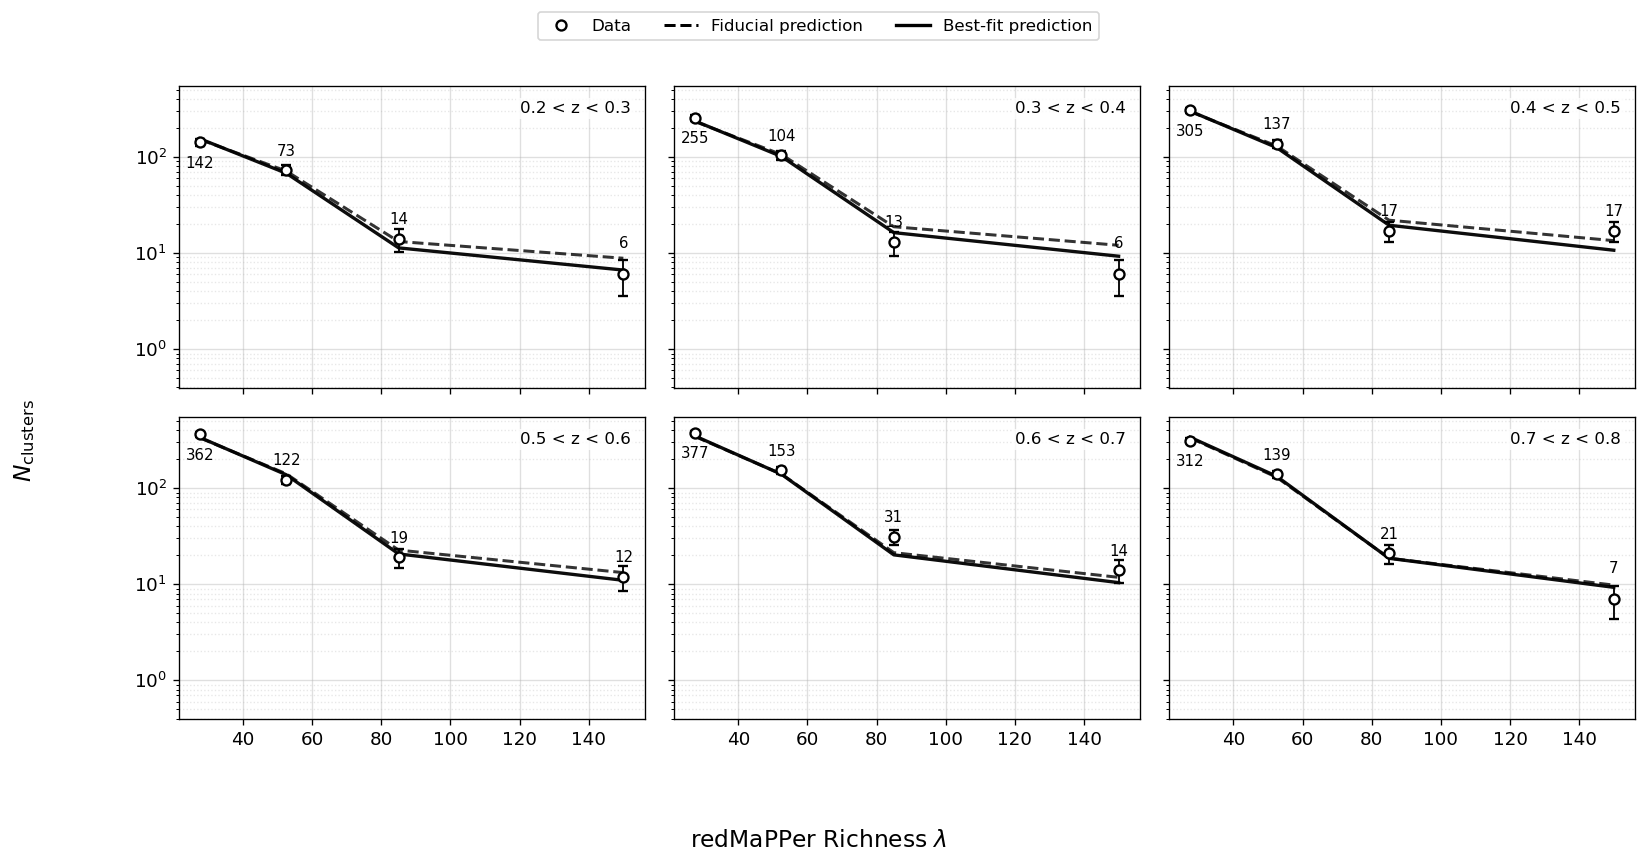
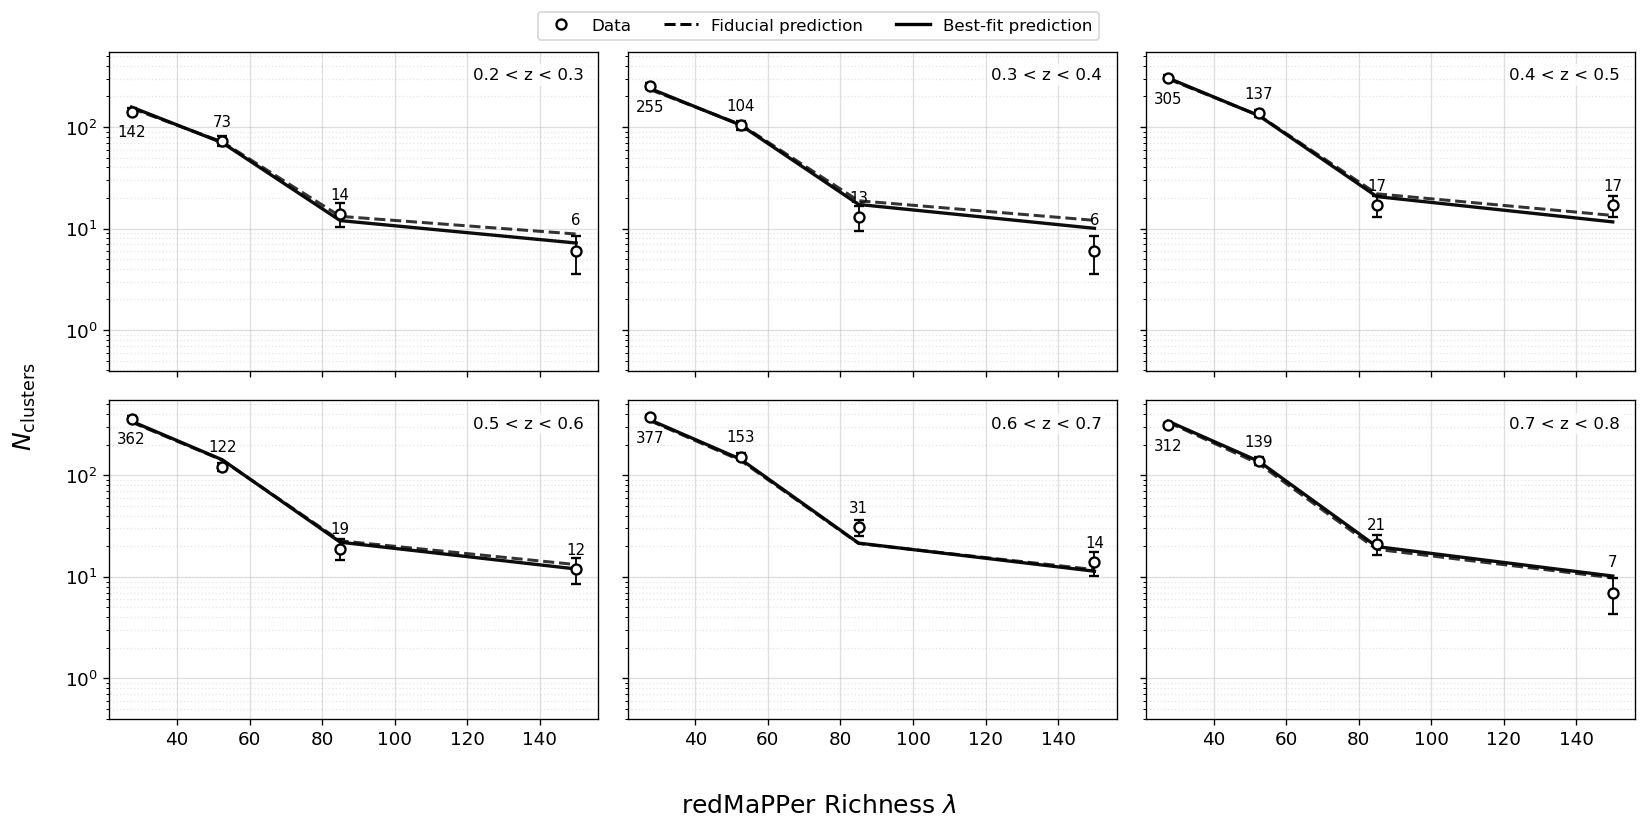
The change to this notebook cell's code, shown as a diff; its figure went from the first image to the second:
--- before
+++ after
@@ -137,6 +137,6 @@
 
 # ---------- Shared labels ----------
-fig.supxlabel(r"redMaPPer Richness $\lambda$", fontsize=14)
-fig.supylabel(r"$N_{\mathrm{clusters}}$", fontsize=14)
+fig.supxlabel(r"redMaPPer Richness $\lambda$", fontsize=15)
+fig.supylabel(r"$N_{\mathrm{clusters}}$", fontsize=15)
 
 # ---------- Legend ----------
@@ -172,5 +172,5 @@
     handles=style_handles,
     loc="upper center",
-    bbox_to_anchor=(0.5, 1.02),
+    bbox_to_anchor=(0.5, 0.98),
     ncol=3,
     fontsize=10,
@@ -178,5 +178,5 @@
 )
 
-plt.tight_layout(rect=[0.05, 0.05, 1, 0.95])
-plt.savefig("./counts_vs_richness_with_predictions.pdf", dpi=300)
+plt.tight_layout(rect=[0.008, 0.008, 1, 0.95])
+plt.savefig("./figures/counts_vs_richness_with_predictions.pdf", dpi=300)
 plt.show()

Commit: Final chains, rerun delta sigma for a bit longer